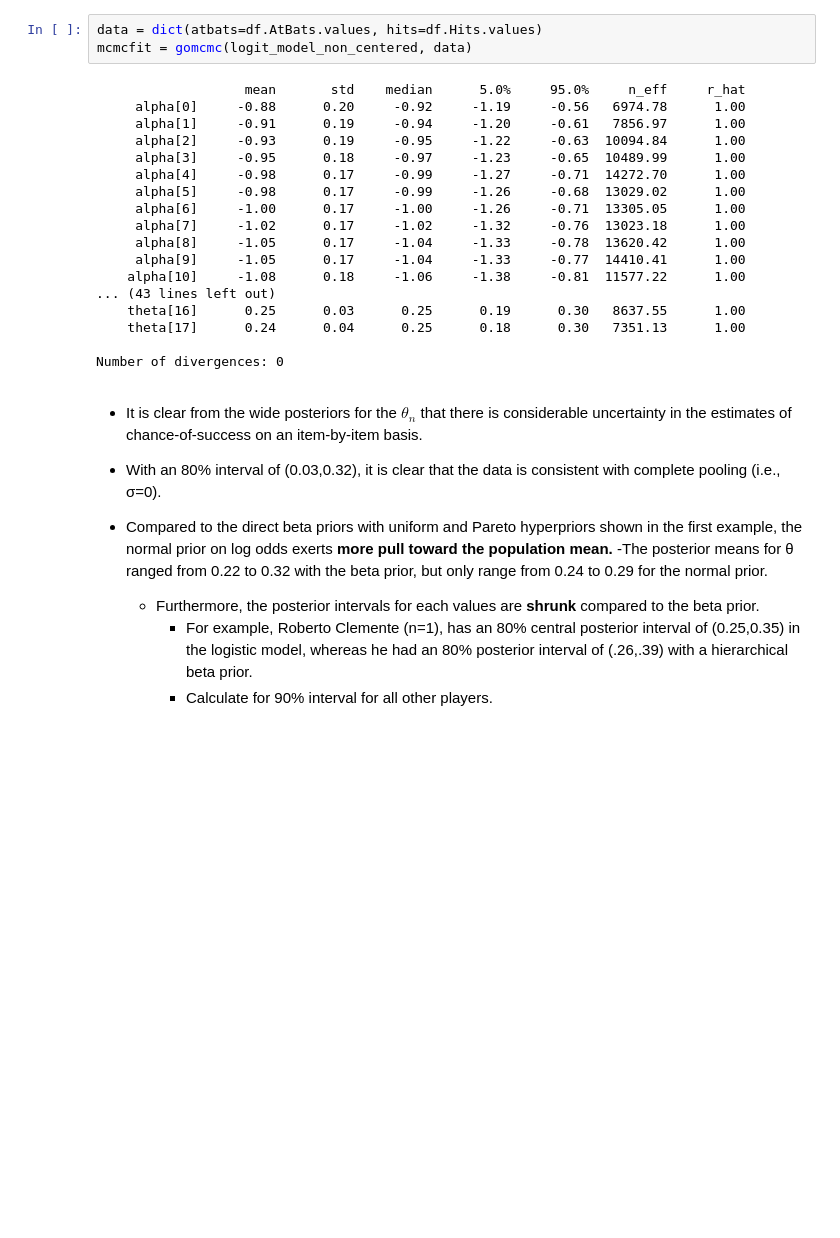
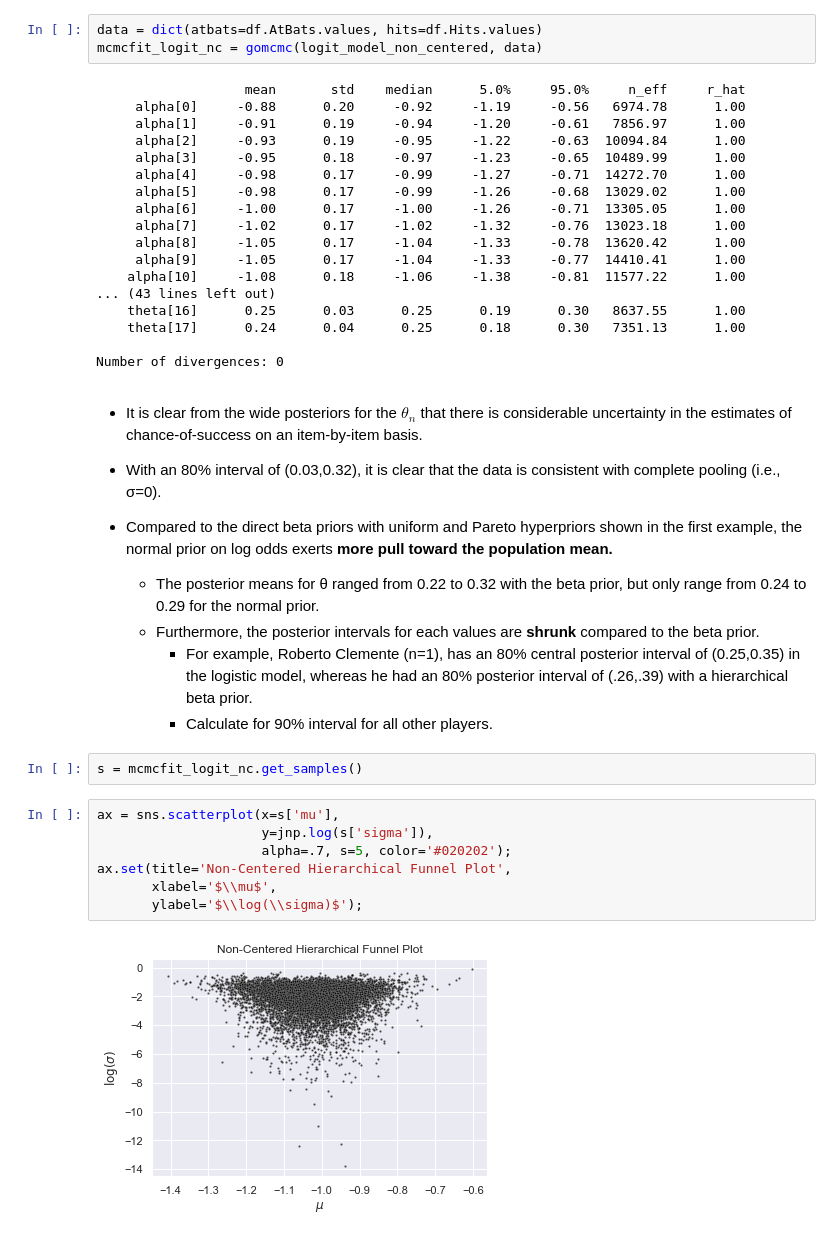
Before and after one commit to yongduek/lectures, a Jupyter notebook: esda/myworks/bball_1970.ipynb, the cells around one changed output. Drawn from its saved outputs; the diff is of its cells as text; blank space fills up the shorter version.

```diff
--- a/esda/myworks/bball_1970.ipynb
+++ b/esda/myworks/bball_1970.ipynb
@@ -563,7 +563,7 @@ def logit_model_non_centered(atbats, hits=None):
 #
 # %%
 data = dict(atbats=df.AtBats.values, hits=df.Hits.values)
-mcmcfit = gomcmc(logit_model_non_centered, data)
+mcmcfit_logit_nc = gomcmc(logit_model_non_centered, data)
 # %% [output]
                    mean       std    median      5.0%     95.0%     n_eff     r_hat
      alpha[0]     -0.88      0.20     -0.92     -1.19     -0.56   6974.78      1.00
@@ -587,7 +587,18 @@ Number of divergences: 0
 - With an 80% interval of (0.03,0.32), it is clear that the data is consistent with complete pooling (i.e., σ=0).
 
 - Compared to the direct beta priors with uniform and Pareto hyperpriors shown in the first example, the normal prior on log odds exerts **more pull toward the population mean.**
-    -The posterior means for θ ranged from 0.22 to 0.32 with the beta prior, but only range from 0.24 to 0.29 for the normal prior.
+    - The posterior means for θ ranged from 0.22 to 0.32 with the beta prior, but only range from 0.24 to 0.29 for the normal prior.
     - Furthermore, the posterior intervals for each values are **shrunk** compared to the beta prior.
         - For example, Roberto Clemente (n=1), has an 80% central posterior interval of (0.25,0.35) in the logistic model, whereas he had an 80% posterior interval of (.26,.39) with a hierarchical beta prior.
         - Calculate for 90% interval for all other players.
+# %%
+s = mcmcfit_logit_nc.get_samples()
+# %%
+ax = sns.scatterplot(x=s['mu'],
+                     y=jnp.log(s['sigma']),
+                     alpha=.7, s=5, color='#020202');
+ax.set(title='Non-Centered Hierarchical Funnel Plot',
+       xlabel='$\\mu$',
+       ylabel='$\\log(\\sigma)$');
+# %% [output]
+[figure, added]
```
Also changed, not shown: parts of 47 cells of this notebook, 1 other file.
